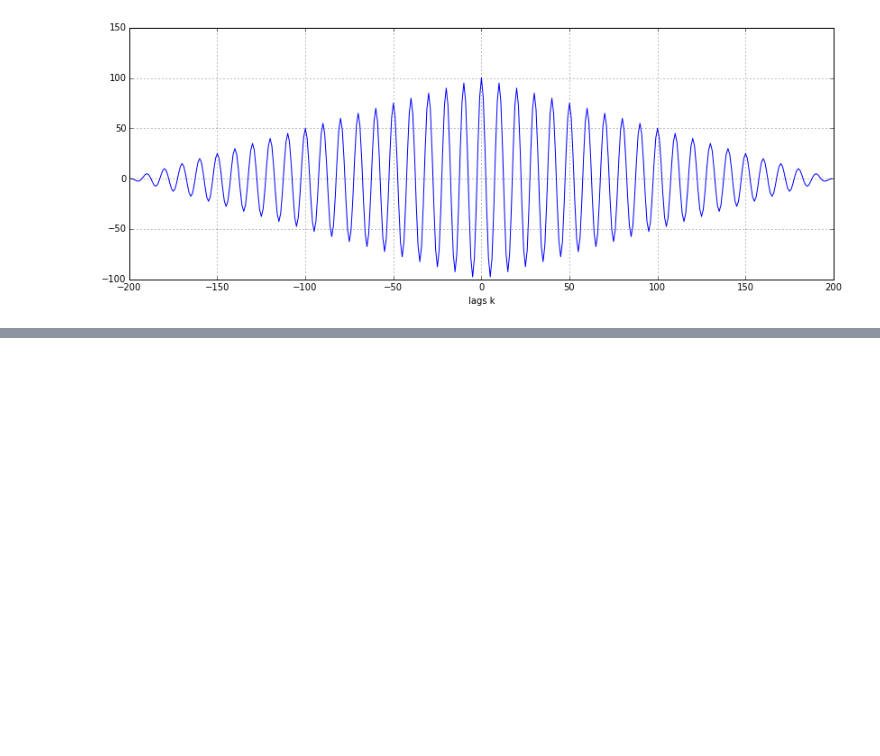
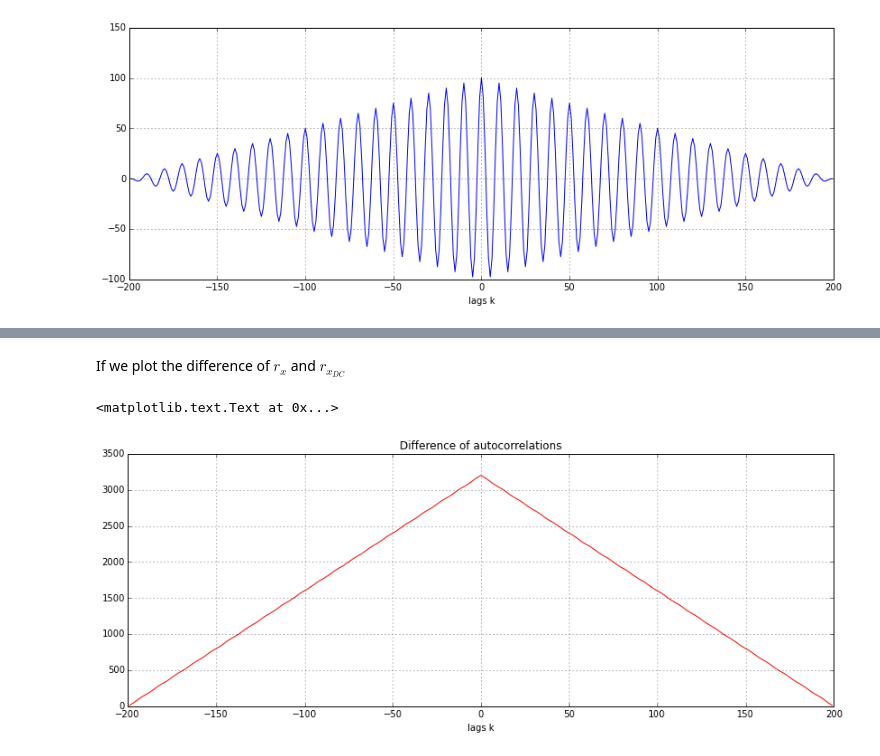
Before and after one commit to GurayGurkan/Lecture-Codes-Signal-Processing-Applications, a Jupyter notebook: EE0404_Lecture11.ipynb, the cells around one changed output, grey strips where cells are left out. Drawn from its saved outputs; the diff is of its cells as text; code cells hidden in the pictures; blank space fills up the shorter version.

```diff
--- a/EE0404_Lecture11.ipynb
+++ b/EE0404_Lecture11.ipynb
@@ -361,0 +400,7 @@ grid(True)
+# %% [markdown]
+If we plot the difference of $r_x$ and $r_{x_{DC}} $
+# %%
+plot(k,r_dc - r_,'r'); grid(True); xlabel('lags k'); title('Difference of autocorrelations')
+# %% [output]
+<matplotlib.text.Text at 0x...>
+[figure, added]
```
Also changed, not shown: parts of 25 cells of this notebook.
